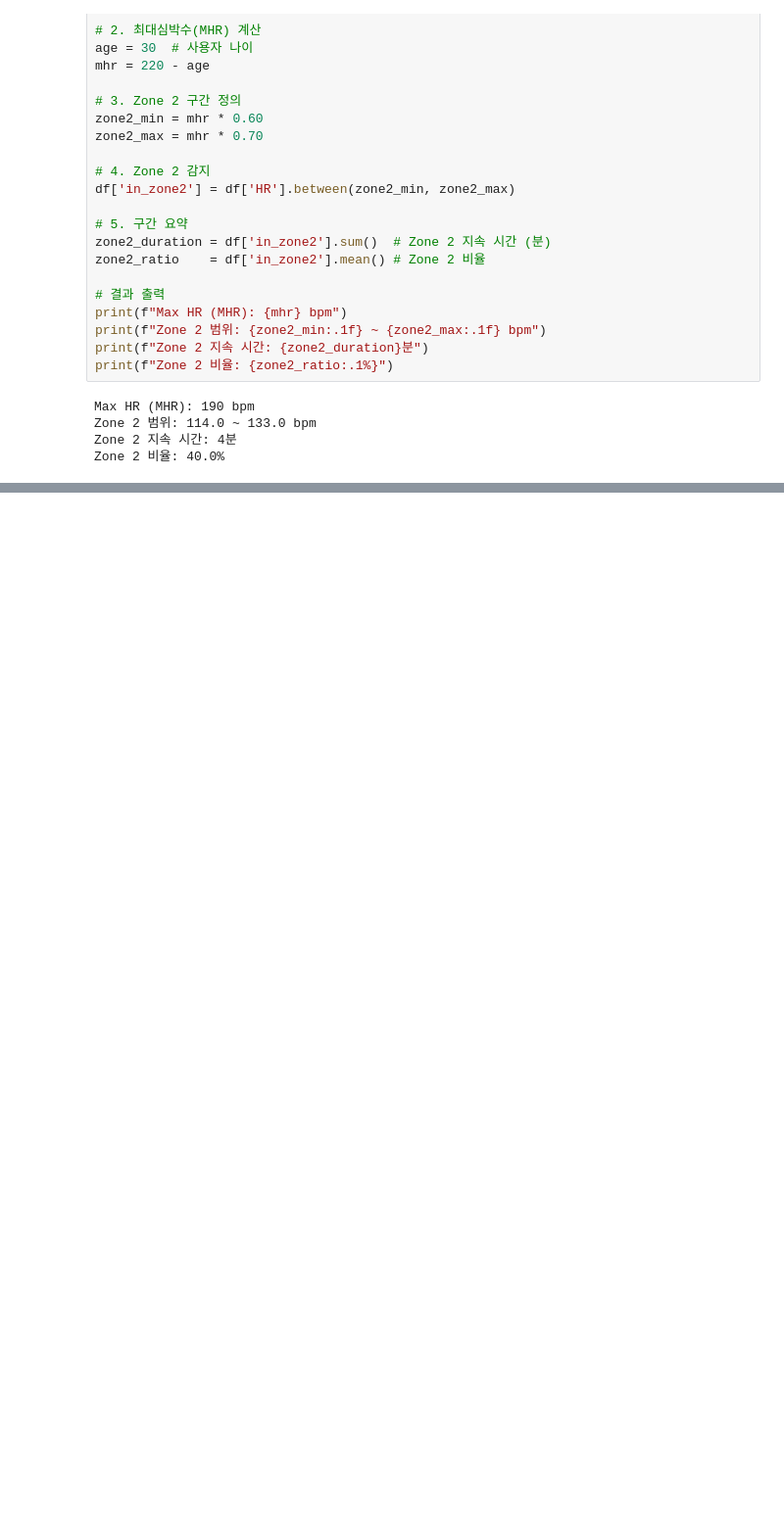
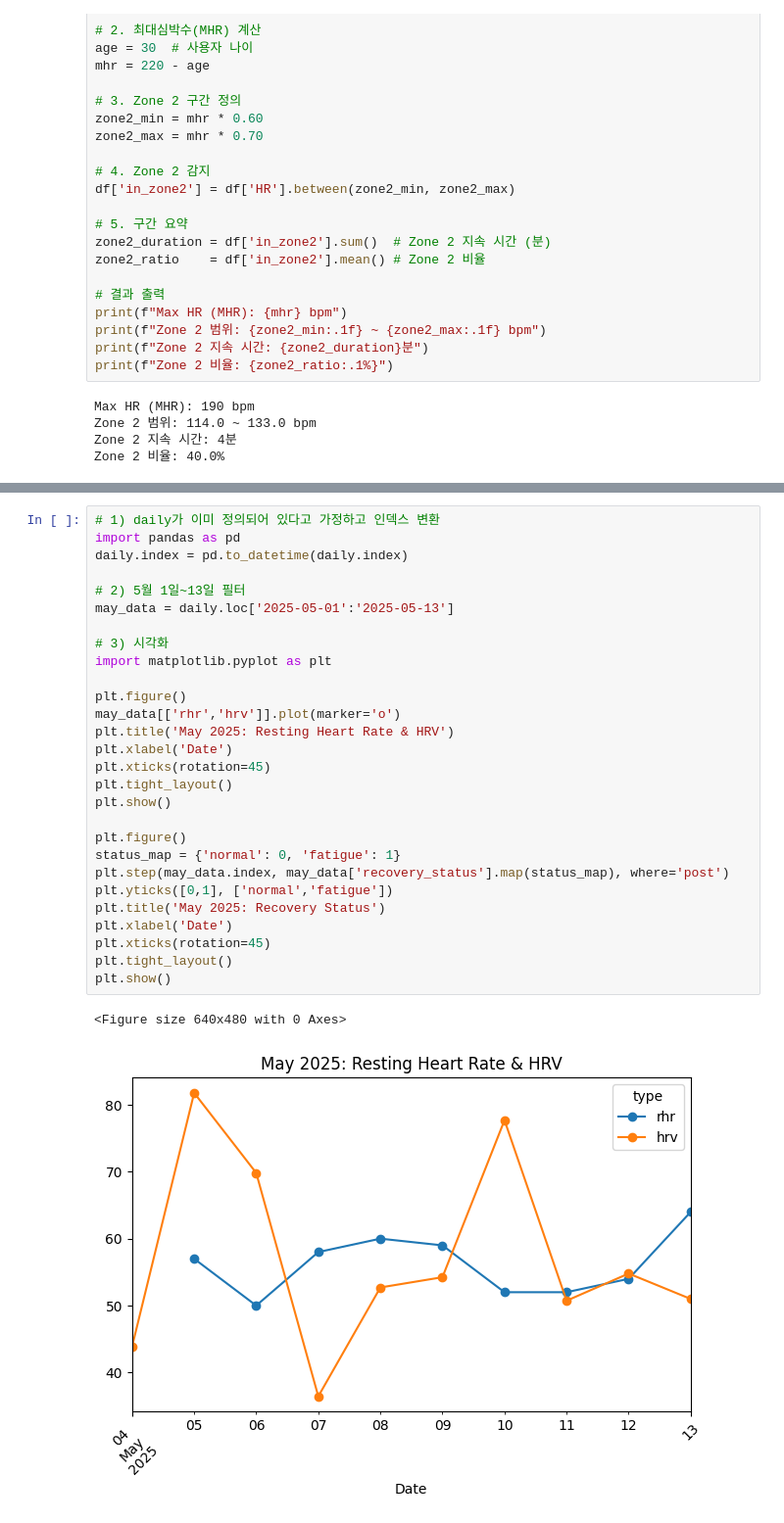
Before and after one commit to Mattlee10/Matt_Labs, a Jupyter notebook: 25_05.ipynb, the cells around one changed output, grey strips where cells are left out. Shown at 98% size. Saved outputs shown, nothing was run; the diff lists cells and outputs as text; blank space fills up the shorter version.

```diff
--- a/25_05.ipynb
+++ b/25_05.ipynb
@@ -91,0 +287,31 @@ Zone 2 비율: 40.0%
+# %%
+# 1) daily가 이미 정의되어 있다고 가정하고 인덱스 변환
+import pandas as pd
+daily.index = pd.to_datetime(daily.index)
+
+# 2) 5월 1일~13일 필터
+may_data = daily.loc['2025-05-01':'2025-05-13']
+
+# 3) 시각화
+import matplotlib.pyplot as plt
+
+plt.figure()
+may_data[['rhr','hrv']].plot(marker='o')
+plt.title('May 2025: Resting Heart Rate & HRV')
+plt.xlabel('Date')
+plt.xticks(rotation=45)
+plt.tight_layout()
+plt.show()
+
+plt.figure()
+status_map = {'normal': 0, 'fatigue': 1}
+plt.step(may_data.index, may_data['recovery_status'].map(status_map), where='post')
+plt.yticks([0,1], ['normal','fatigue'])
+plt.title('May 2025: Recovery Status')
+plt.xlabel('Date')
+plt.xticks(rotation=45)
+plt.tight_layout()
+plt.show()
+# %% [output]
+<Figure size 640x480 with 0 Axes>
+[figure, added]
```
Also changed, not shown: parts of 7 cells of this notebook.
